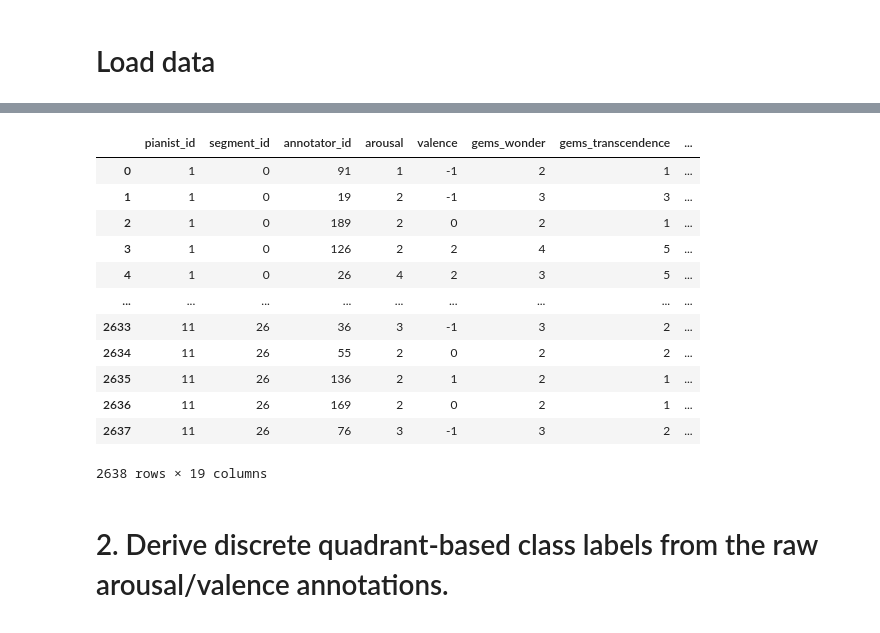
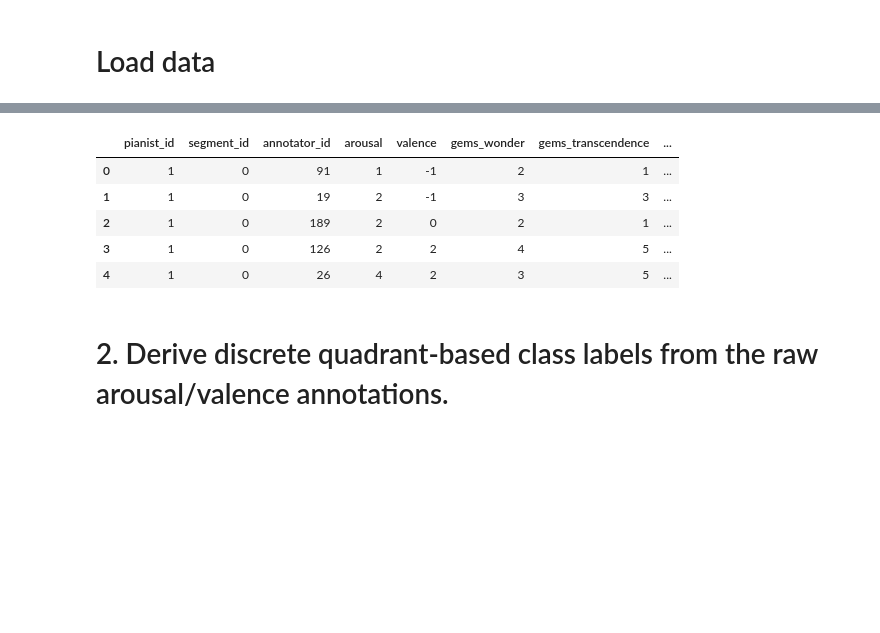
Before and after one commit to Madhu-Mitra/MLPC, a Jupyter notebook: Task_2_Data_Exploration_Report_Queby.ipynb, the cells around one changed output, grey strips where cells are left out. Cells and saved outputs as stored; diff of their text form; code cells hidden in the pictures; blank space fills up the shorter version.

```diff
--- a/Task_2_Data_Exploration_Report_Queby.ipynb
+++ b/Task_2_Data_Exploration_Report_Queby.ipynb
@@ -33,20 +27,13 @@ dfeat
 # %%
 df = pd.read_csv("/content/task_2_annotations_82d1d6d1093eaab6_e330cbf_generic.csv")
-df
+df.head()
 # %% [output]
 |  | pianist_id | segment_id | annotator_id | arousal | valence | gems_wonder | gems_transcendence | ... |
 | 0 | 1 | 0 | 91 | 1 | -1 | 2 | 1 | ... |
 | 1 | 1 | 0 | 19 | 2 | -1 | 3 | 3 | ... |
 | 2 | 1 | 0 | 189 | 2 | 0 | 2 | 1 | ... |
 | 3 | 1 | 0 | 126 | 2 | 2 | 4 | 5 | ... |
 | 4 | 1 | 0 | 26 | 4 | 2 | 3 | 5 | ... |
-| ... | ... | ... | ... | ... | ... | ... | ... | ... |
-| 2633 | 11 | 26 | 36 | 3 | -1 | 3 | 2 | ... |
-| 2634 | 11 | 26 | 55 | 2 | 0 | 2 | 2 | ... |
-| 2635 | 11 | 26 | 136 | 2 | 1 | 2 | 1 | ... |
-| 2636 | 11 | 26 | 169 | 2 | 0 | 2 | 1 | ... |
-| 2637 | 11 | 26 | 76 | 3 | -1 | 3 | 2 | ... |
-2638 rows × 19 columns
 # %% [markdown]
 # 2. Derive discrete quadrant-based class labels from the raw arousal/valence annotations.
 
```
Also changed, not shown: parts of 17 cells of this notebook.
